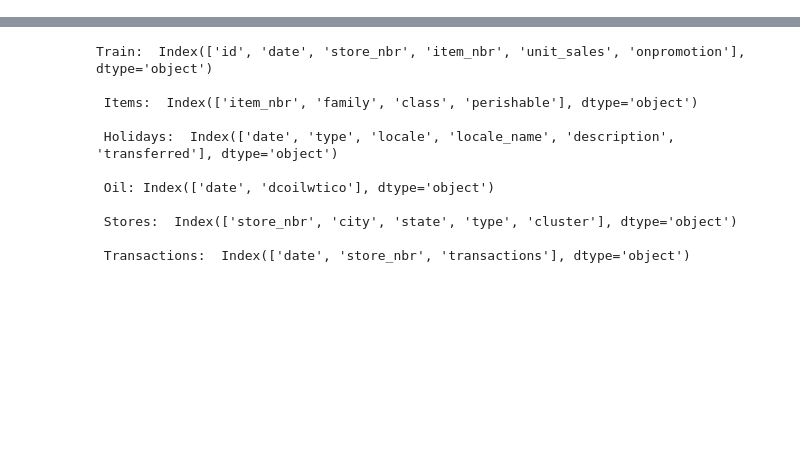
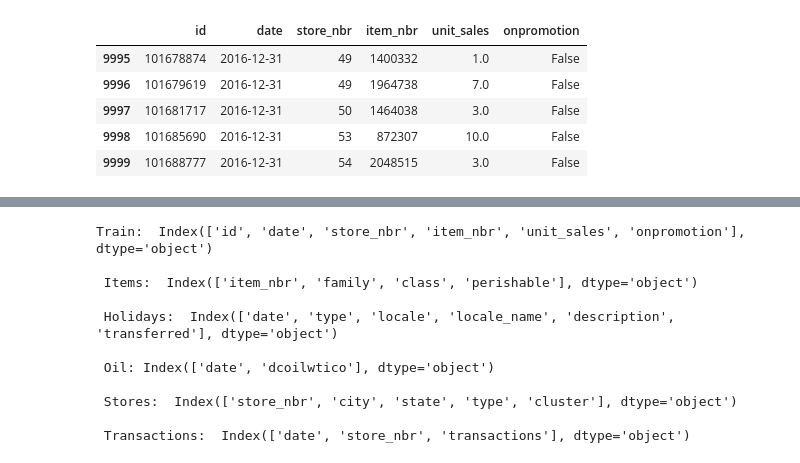
Before and after one commit to abbiepopa/kaggle_grocery, a Jupyter notebook: scripts/2.0_processing_for_analysis.ipynb, the cells around one changed output, grey strips where cells are left out. Saved outputs shown, nothing was run; the diff lists cells and outputs as text; code cells hidden in the pictures; blank space fills up the shorter version.

```diff
--- a/scripts/2.0_processing_for_analysis.ipynb
+++ b/scripts/2.0_processing_for_analysis.ipynb
@@ -26,0 +41,9 @@ transactions = pd.read_csv(raw + 'transactions.csv')
+# %%
+train.tail()
+# %% [output]
+|  | id | date | store_nbr | item_nbr | unit_sales | onpromotion |
+| 9995 | 101678874 | 2016-12-31 | 49 | 1400332 | 1.0 | False |
+| 9996 | 101679619 | 2016-12-31 | 49 | 1964738 | 7.0 | False |
+| 9997 | 101681717 | 2016-12-31 | 50 | 1464038 | 3.0 | False |
+| 9998 | 101685690 | 2016-12-31 | 53 | 872307 | 10.0 | False |
+| 9999 | 101688777 | 2016-12-31 | 54 | 2048515 | 3.0 | False |
```
Also changed, not shown: parts of 13 cells of this notebook, 1 other file.
